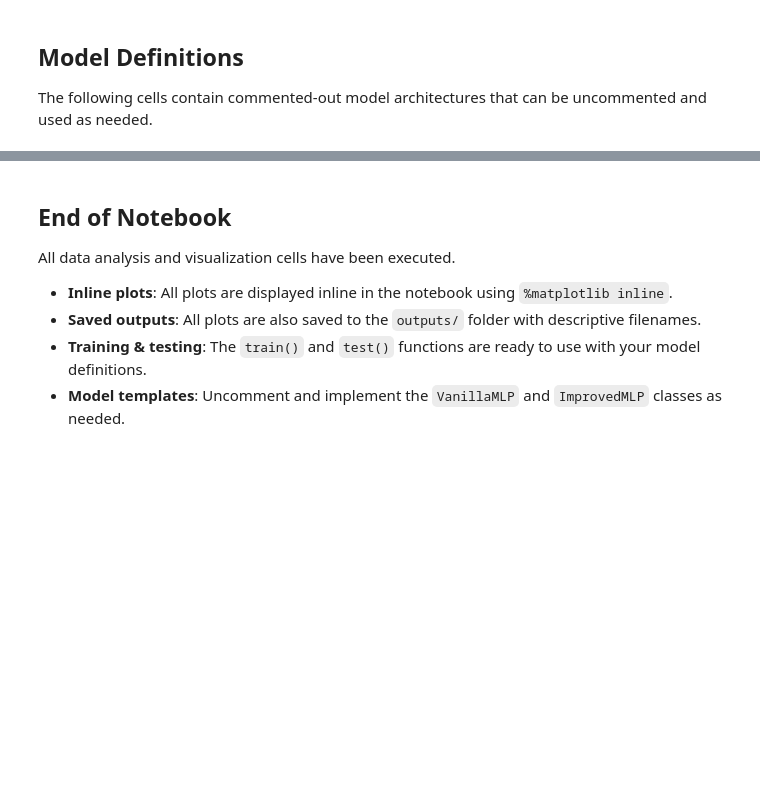
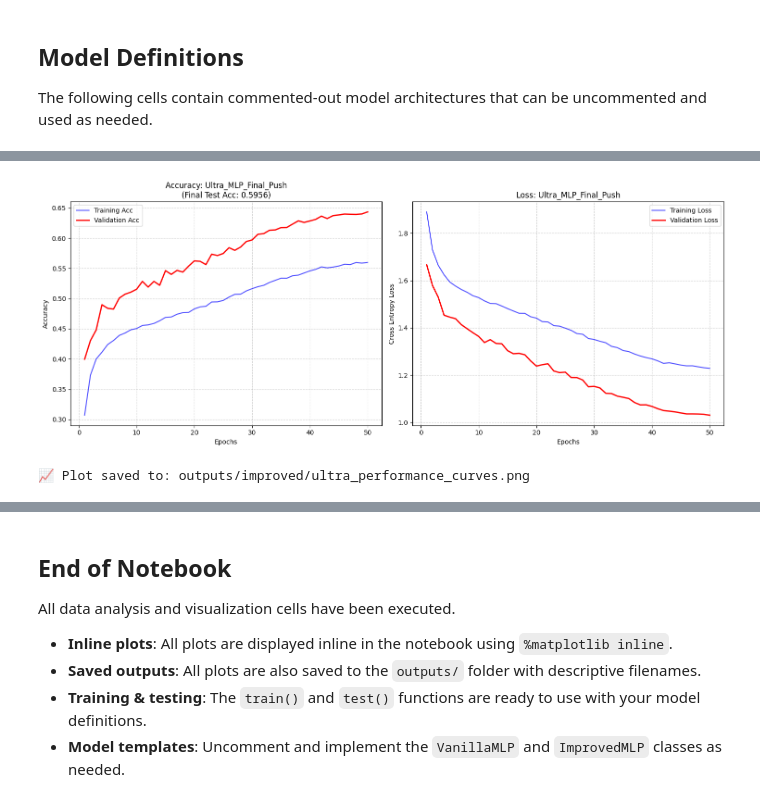
Before and after one commit to Rave-Cohen/DeepLearning_Ass_1, a Jupyter notebook: Assignment_1.ipynb, the cells around one changed output, grey strips where cells are left out. Cells and saved outputs as stored; diff of their text form; code cells hidden in the pictures; blank space fills up the shorter version.

```diff
--- a/Assignment_1.ipynb
+++ b/Assignment_1.ipynb
@@ -731,0 +1385,40 @@ Error:
+# %%
+# 1. Load the results
+with open("ultra_mlp_results.pkl", "rb") as f:
+    ultra_log = pickle.load(f)
+
+# Get the specific experiment data
+exp_name = "Ultra_MLP_Final_Push"
+data = ultra_log[exp_name]
+history = data['history']
+epochs = range(1, len(history['train_acc']) + 1)
+
+# 2. Create the plots
+fig, (ax1, ax2) = plt.subplots(1, 2, figsize=(15, 6))
+
+# Plot 1: Accuracy
+ax1.plot(epochs, history['train_acc'], 'b-', label='Training Acc', alpha=0.7)
+ax1.plot(epochs, history['val_acc'], 'r-', label='Validation Acc', linewidth=2)
+ax1.set_title(f'Accuracy: {exp_name}\n(Final Test Acc: {data["test_acc"]:.4f})')
+ax1.set_xlabel('Epochs')
+ax1.set_ylabel('Accuracy')
+ax1.legend()
+ax1.grid(True, linestyle='--', alpha=0.6)
+
+# Plot 2: Loss
+ax2.plot(epochs, history['train_loss'], 'b-', label='Training Loss', alpha=0.7)
+ax2.plot(epochs, history['val_loss'], 'r-', label='Validation Loss', linewidth=2)
+ax2.set_title(f'Loss: {exp_name}')
+ax2.set_xlabel('Epochs')
+ax2.set_ylabel('Cross Entropy Loss')
+ax2.legend()
+ax2.grid(True, linestyle='--', alpha=0.6)
+
+plt.tight_layout()
+plt.savefig("outputs/improved/ultra_performance_curves.png")
+plt.show()
+
+print(f"📈 Plot saved to: outputs/improved/ultra_performance_curves.png")
+# %% [output]
+[figure, added]
+📈 Plot saved to: outputs/improved/ultra_performance_curves.png
```
Also changed, not shown: parts of 21 cells of this notebook, 42 other files.
